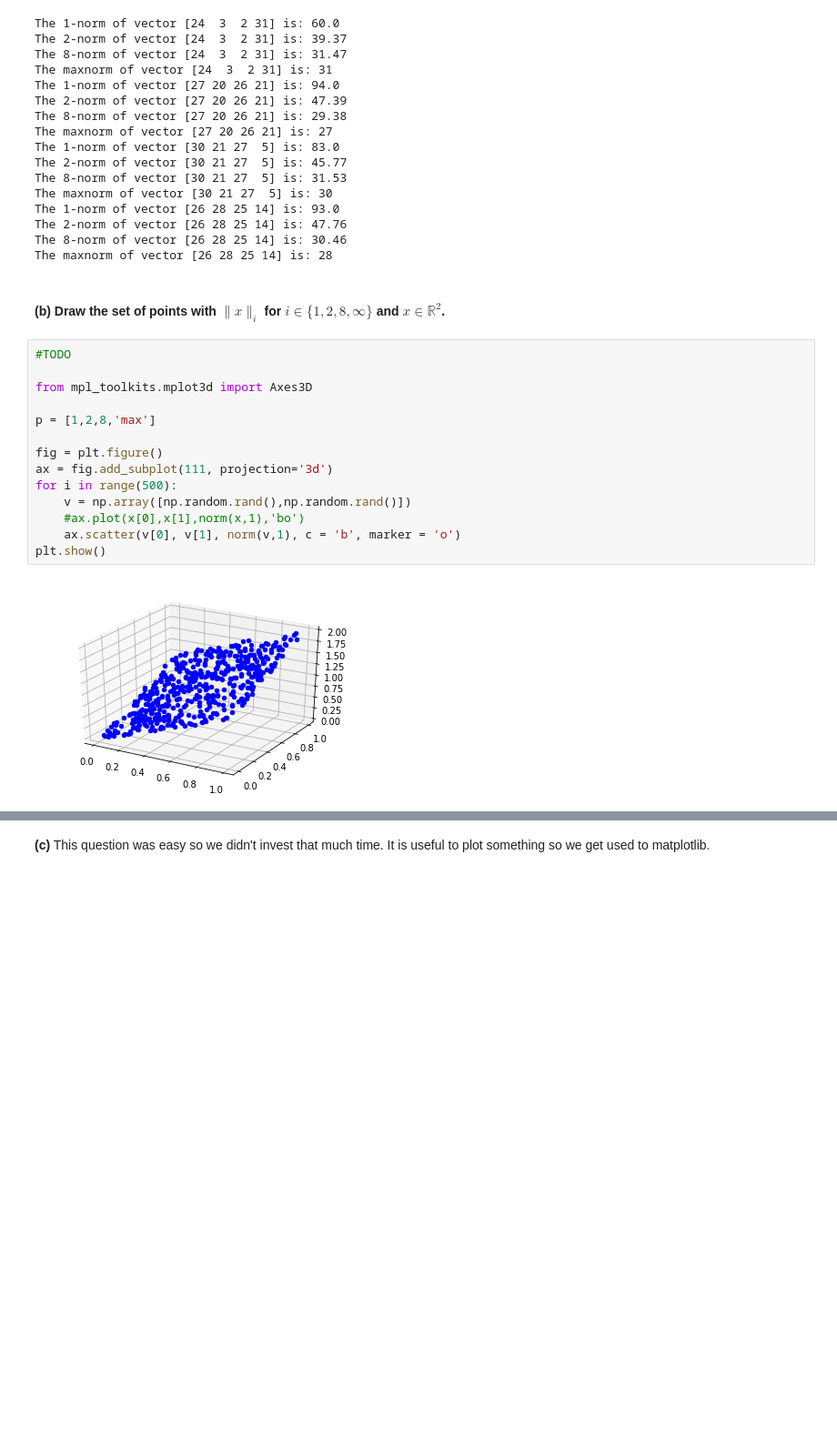
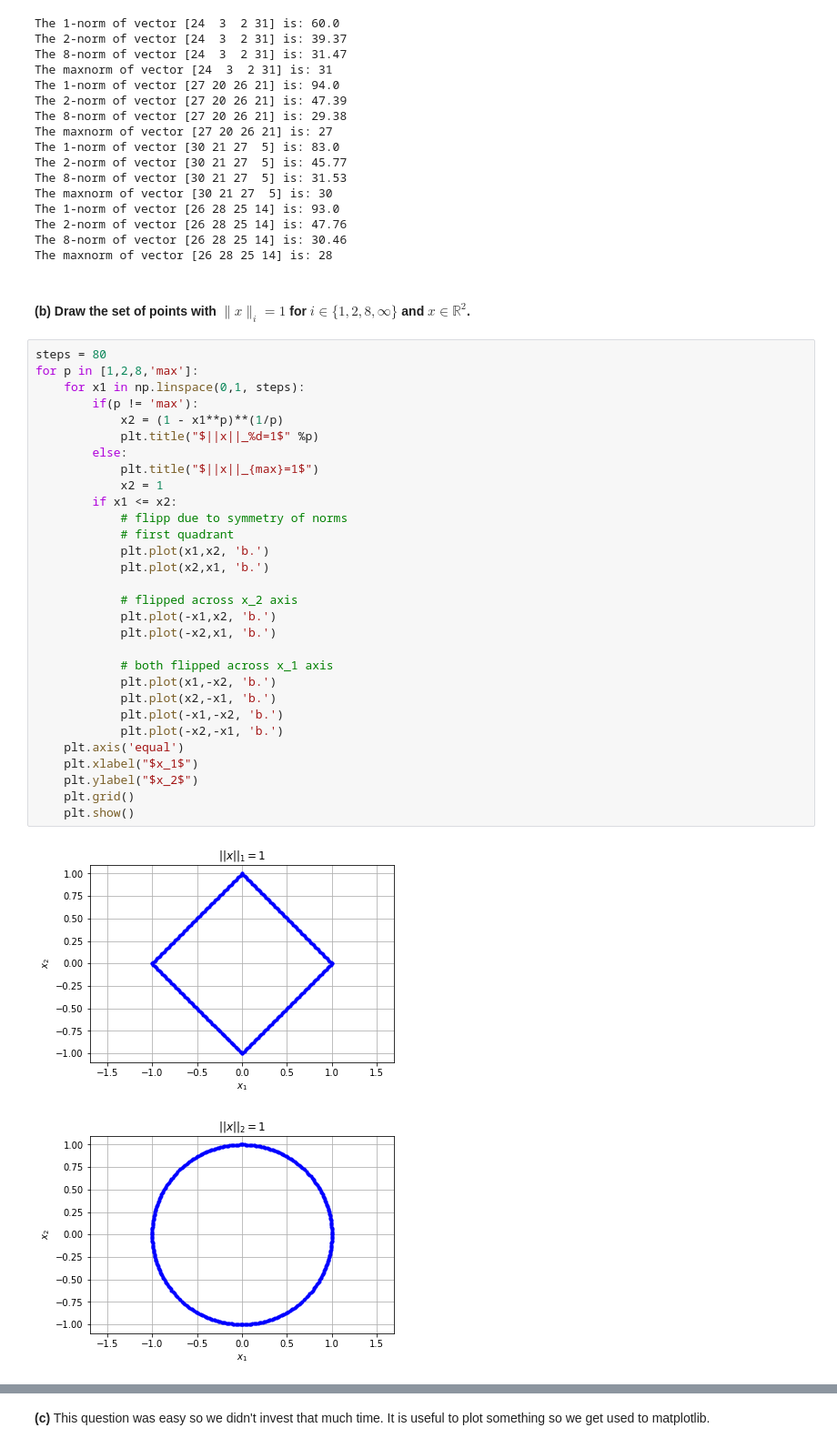
Before and after one commit to JulesBlubb/Foundations-of-Deep-Learning, a Jupyter notebook: exercise01/ex01.ipynb, the cells around one changed output, grey strips where cells are left out. Shown at 91% size. Saved outputs shown, nothing was run; the diff lists cells and outputs as text; blank space fills up the shorter version.

Commit message:
Plot of sets with norm = 1 added. LU decomposition still missing!

```diff
--- a/exercise01/ex01.ipynb
+++ b/exercise01/ex01.ipynb
@@ -399,20 +399,37 @@ The 2-norm of vector [26 28 25 14] is: 47.76
 The 8-norm of vector [26 28 25 14] is: 30.46
 The maxnorm of vector [26 28 25 14] is: 28
 # %% [markdown]
-#### (b) Draw the set of points with $\lVert x\rVert_{i}$ for $i \in \{1,2,8,\infty\}$ and $x \in \mathbb{R}^{2}$.
+#### (b) Draw the set of points with $\lVert x\rVert_{i}=1$ for $i \in \{1,2,8,\infty\}$ and $x \in \mathbb{R}^{2}$.
-# %%
-#TODO
-
-from mpl_toolkits.mplot3d import Axes3D
-
-p = [1,2,8,'max']
-
-fig = plt.figure()
-ax = fig.add_subplot(111, projection='3d')
-for i in range(500):
-    v = np.array([np.random.rand(),np.random.rand()])
-    #ax.plot(x[0],x[1],norm(x,1),'bo')
-    ax.scatter(v[0], v[1], norm(v,1), c = 'b', marker = 'o')
-plt.show()
-# %% [output]
-[figure, removed]
+# %%
+steps = 80
+for p in [1,2,8,'max']:
+    for x1 in np.linspace(0,1, steps):
+        if(p != 'max'):
+            x2 = (1 - x1**p)**(1/p)
+            plt.title("$||x||_%d=1$" %p)
+        else:
+            plt.title("$||x||_{max}=1$")
+            x2 = 1
+        if x1 <= x2:
+            # flipp due to symmetry of norms
+            # first quadrant
+            plt.plot(x1,x2, 'b.')
+            plt.plot(x2,x1, 'b.')
+
+            # flipped across x_2 axis
+            plt.plot(-x1,x2, 'b.')
+            plt.plot(-x2,x1, 'b.')
+
+            # both flipped across x_1 axis
+            plt.plot(x1,-x2, 'b.')
+            plt.plot(x2,-x1, 'b.')
+            plt.plot(-x1,-x2, 'b.')
+            plt.plot(-x2,-x1, 'b.')
+    plt.axis('equal')
+    plt.xlabel("$x_1$")
+    plt.ylabel("$x_2$")
+    plt.grid()
+    plt.show()
+# %% [output]
+[figure, added]
+[figure, added]
```
Also changed, not shown: parts of 7 cells of this notebook.
